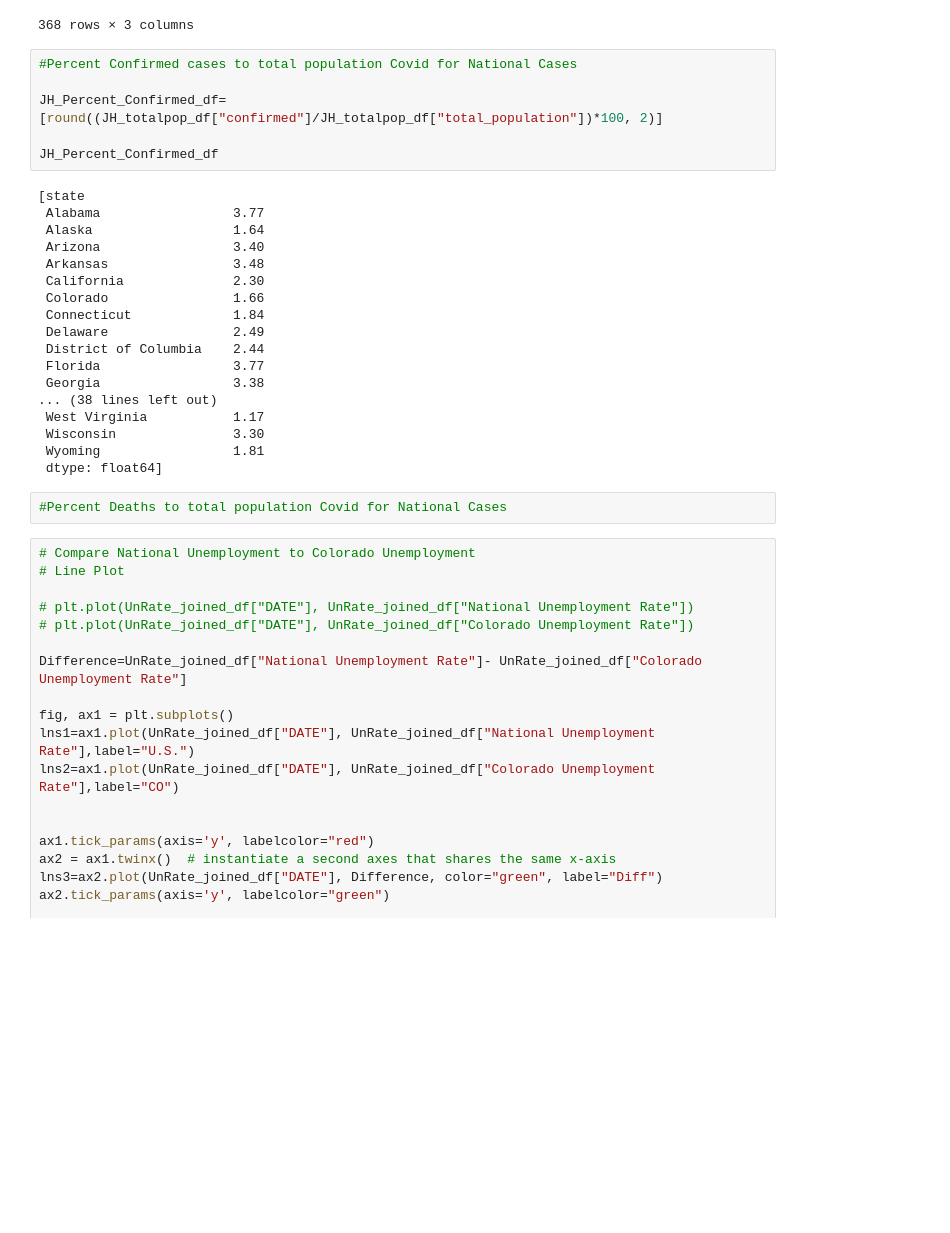
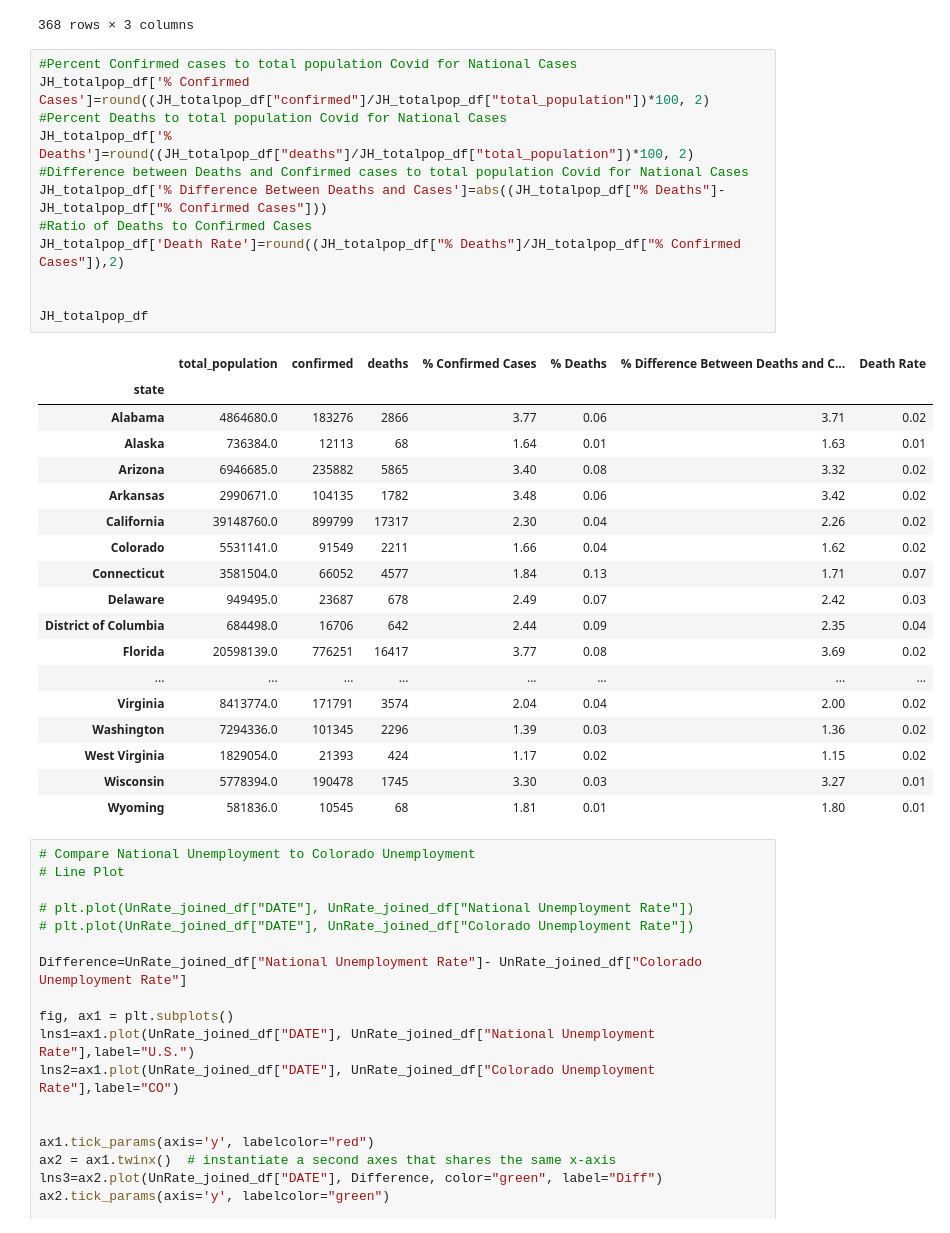
Before and after one commit to teresaflicek/Covid19-Societal-Impacts, a Jupyter notebook: Employment Rates and Covid.ipynb, the cells around one changed output. Cells and saved outputs as stored; diff of their text form; blank space fills up the shorter version.

```diff
--- a/Employment Rates and Covid.ipynb
+++ b/Employment Rates and Covid.ipynb
@@ -121,32 +121,37 @@ UnRate_joined_df
 | 366 | 2020-07-01 | 10.2 | 6.8 |
 | 367 | 2020-08-01 | 8.4 | 6.3 |
 368 rows × 3 columns
-# %%
-#Percent Confirmed cases to total population Covid for National Cases
-
-JH_Percent_Confirmed_df=[round((JH_totalpop_df["confirmed"]/JH_totalpop_df["total_population"])*100, 2)]
-
-JH_Percent_Confirmed_df
-# %% [output]
-[state
- Alabama                 3.77
- Alaska                  1.64
- Arizona                 3.40
- Arkansas                3.48
- California              2.30
- Colorado                1.66
- Connecticut             1.84
- Delaware                2.49
- District of Columbia    2.44
- Florida                 3.77
- Georgia                 3.38
-... (38 lines left out)
- West Virginia           1.17
- Wisconsin               3.30
- Wyoming                 1.81
- dtype: float64]
-# %%
-#Percent Deaths to total population Covid for National Cases
+# %%
+#Percent Confirmed cases to total population Covid for National Cases
+JH_totalpop_df['% Confirmed Cases']=round((JH_totalpop_df["confirmed"]/JH_totalpop_df["total_population"])*100, 2)
+#Percent Deaths to total population Covid for National Cases
+JH_totalpop_df['% Deaths']=round((JH_totalpop_df["deaths"]/JH_totalpop_df["total_population"])*100, 2)
+#Difference between Deaths and Confirmed cases to total population Covid for National Cases
+JH_totalpop_df['% Difference Between Deaths and Cases']=abs((JH_totalpop_df["% Deaths"]-JH_totalpop_df["% Confirmed Cases"]))
+#Ratio of Deaths to Confirmed Cases
+JH_totalpop_df['Death Rate']=round((JH_totalpop_df["% Deaths"]/JH_totalpop_df["% Confirmed Cases"]),2)
+
+
+JH_totalpop_df
+# %% [output]
+|  | total_population | confirmed | deaths | % Confirmed Cases | % Deaths | % Difference Between Deaths and C... | Death Rate |
+| state |  |  |  |  |  |  |  |
+| Alabama | 4864680.0 | 183276 | 2866 | 3.77 | 0.06 | 3.71 | 0.02 |
+| Alaska | 736384.0 | 12113 | 68 | 1.64 | 0.01 | 1.63 | 0.01 |
+| Arizona | 6946685.0 | 235882 | 5865 | 3.40 | 0.08 | 3.32 | 0.02 |
+| Arkansas | 2990671.0 | 104135 | 1782 | 3.48 | 0.06 | 3.42 | 0.02 |
+| California | 39148760.0 | 899799 | 17317 | 2.30 | 0.04 | 2.26 | 0.02 |
+| Colorado | 5531141.0 | 91549 | 2211 | 1.66 | 0.04 | 1.62 | 0.02 |
+| Connecticut | 3581504.0 | 66052 | 4577 | 1.84 | 0.13 | 1.71 | 0.07 |
+| Delaware | 949495.0 | 23687 | 678 | 2.49 | 0.07 | 2.42 | 0.03 |
+| District of Columbia | 684498.0 | 16706 | 642 | 2.44 | 0.09 | 2.35 | 0.04 |
+| Florida | 20598139.0 | 776251 | 16417 | 3.77 | 0.08 | 3.69 | 0.02 |
+| ... | ... | ... | ... | ... | ... | ... | ... |
+| Virginia | 8413774.0 | 171791 | 3574 | 2.04 | 0.04 | 2.00 | 0.02 |
+| Washington | 7294336.0 | 101345 | 2296 | 1.39 | 0.03 | 1.36 | 0.02 |
+| West Virginia | 1829054.0 | 21393 | 424 | 1.17 | 0.02 | 1.15 | 0.02 |
+| Wisconsin | 5778394.0 | 190478 | 1745 | 3.30 | 0.03 | 3.27 | 0.01 |
+| Wyoming | 581836.0 | 10545 | 68 | 1.81 | 0.01 | 1.80 | 0.01 |
 # %%
 # Compare National Unemployment to Colorado Unemployment
 # Line Plot
```
Also changed, not shown: parts of 6 cells of this notebook, 1 other file.
